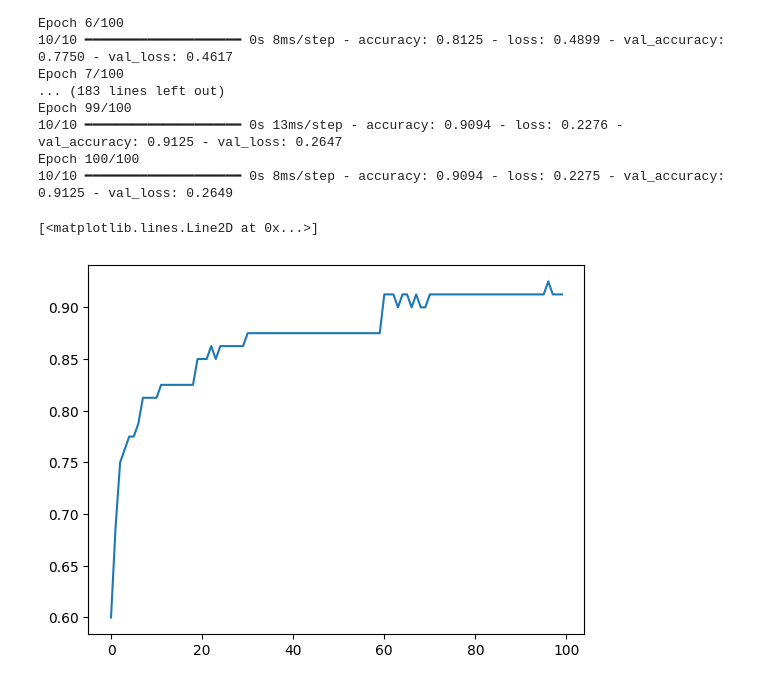
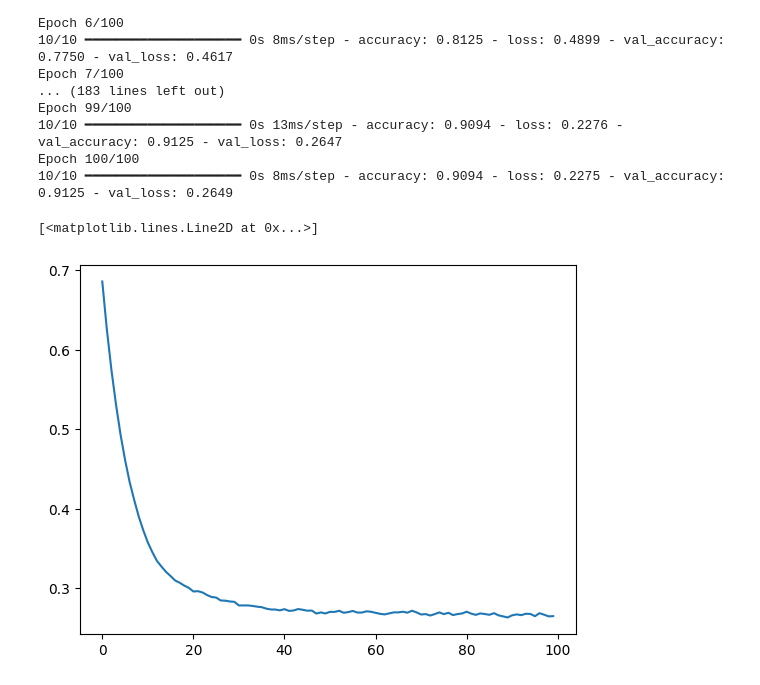
Before and after one commit to AlphaXD2003/Data-Science-Basics-and-Advanced, a Jupyter notebook: Deep Learning/Feature Scaling.ipynb, the cells around one changed output. Saved outputs shown, nothing was run; the diff lists cells and outputs as text; code cells hidden in the pictures.

```diff
--- a/Deep Learning/Feature Scaling.ipynb
+++ b/Deep Learning/Feature Scaling.ipynb
@@ -187,7 +187,7 @@ Epoch 100/100
 10/10 ━━━━━━━━━━━━━━━━━━━━ 0s 8ms/step - accuracy: 0.9094 - loss: 0.2275 - val_accuracy: 0.9125 - val_loss: 0.2649
 # %%
 import matplotlib.pyplot as plt
-plt.plot(history.history['val_accuracy'])
+plt.plot(history.history['val_loss'])
 # %% [output]
 [<matplotlib.lines.Line2D at 0x...>]
-[figure, old version]
+[figure, new version]
```
Also changed, not shown: 5 other files.
